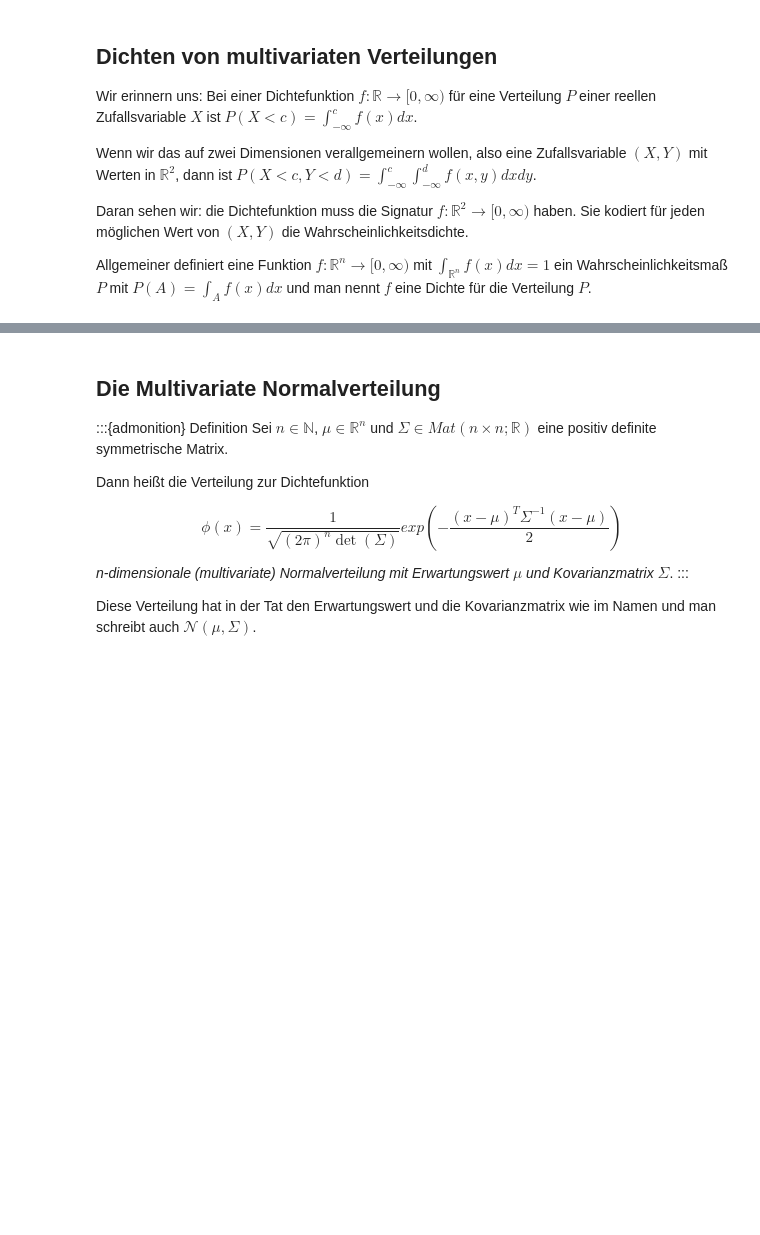
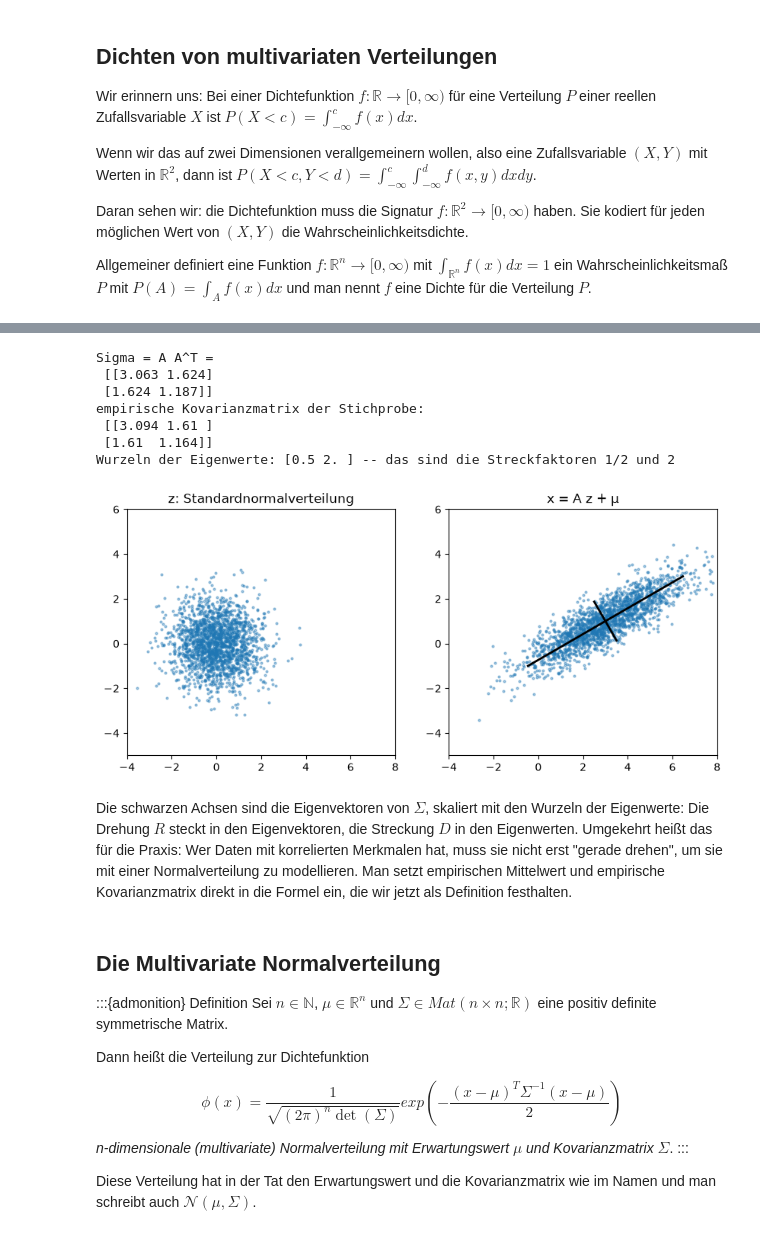
Before and after one commit to konradvoelkel/ds-skript-mirror, a Jupyter notebook: multivariate-normalverteilung.ipynb, the cells around one changed output, grey strips where cells are left out. Saved outputs shown, nothing was run; the diff lists cells and outputs as text; code cells hidden in the pictures; blank space fills up the shorter version.

```diff
--- a/multivariate-normalverteilung.ipynb
+++ b/multivariate-normalverteilung.ipynb
@@ -15,3 +71,42 @@ Allgemeiner definiert eine Funktion $f \colon \mathbb{R}^n \to [0,\infty)$ mit $
+# %%
+rng = np.random.default_rng(1)
+z = rng.standard_normal((2000, 2))          # Standardnormal in der Ebene, eine Zeile je Punkt
+D = np.diag([2.0, 0.5])                     # Skalieren: Achse 1 um 2, Achse 2 um 1/2
+phi = np.pi / 6                             # Drehen um 30 Grad
+R = np.array([[np.cos(phi), -np.sin(phi)],
+              [np.sin(phi),  np.cos(phi)]])
+mu = np.array([3.0, 1.0])                   # Verschieben
+A = R @ D
+x = z @ A.T + mu                            # x = A z + mu, zeilenweise für alle Punkte
+
+Sigma = A @ A.T
+print("Sigma = A A^T =\n", Sigma.round(3))
+print("empirische Kovarianzmatrix der Stichprobe:\n", np.cov(x.T).round(3))
+werte, vektoren = np.linalg.eigh(Sigma)     # Sigma ist symmetrisch, daher eigh
+print("Wurzeln der Eigenwerte:", np.sqrt(werte).round(3), "-- das sind die Streckfaktoren 1/2 und 2")
+
+fig, axs = plt.subplots(1, 2, figsize=(10, 5))
+axs[0].scatter(z[:, 0], z[:, 1], s=4, alpha=0.4)
+axs[0].set_title("z: Standardnormalverteilung")
+axs[1].scatter(x[:, 0], x[:, 1], s=4, alpha=0.4)
+axs[1].set_title("x = A z + µ")
+for i in range(2):                          # Eigenvektoren als Achsen der Ellipse, Länge 2 Standardabweichungen
+    v = vektoren[:, i] * np.sqrt(werte[i]) * 2
+    axs[1].plot([mu[0] - v[0], mu[0] + v[0]], [mu[1] - v[1], mu[1] + v[1]], color="black", lw=2)
+for ax in axs:
+    ax.set_aspect("equal"); ax.set_xlim(-4, 8); ax.set_ylim(-5, 6)
+plt.show()
+# %% [output]
+Sigma = A A^T =
+ [[3.063 1.624]
+ [1.624 1.187]]
+empirische Kovarianzmatrix der Stichprobe:
+ [[3.094 1.61 ]
+ [1.61  1.164]]
+Wurzeln der Eigenwerte: [0.5 2. ] -- das sind die Streckfaktoren 1/2 und 2
+[figure, added]
+# %% [markdown]
+Die schwarzen Achsen sind die Eigenvektoren von $\Sigma$, skaliert mit den Wurzeln der Eigenwerte: Die Drehung $R$ steckt in den Eigenvektoren, die Streckung $D$ in den Eigenwerten. Umgekehrt heißt das für die Praxis: Wer Daten mit korrelierten Merkmalen hat, muss sie nicht erst "gerade drehen", um sie mit einer Normalverteilung zu modellieren. Man setzt empirischen Mittelwert und empirische Kovarianzmatrix direkt in die Formel ein, die wir jetzt als Definition festhalten.
 # %% [markdown]
 ## Die Multivariate Normalverteilung
 
```
Also changed, not shown: parts of 6 cells of this notebook, 9 other files.
